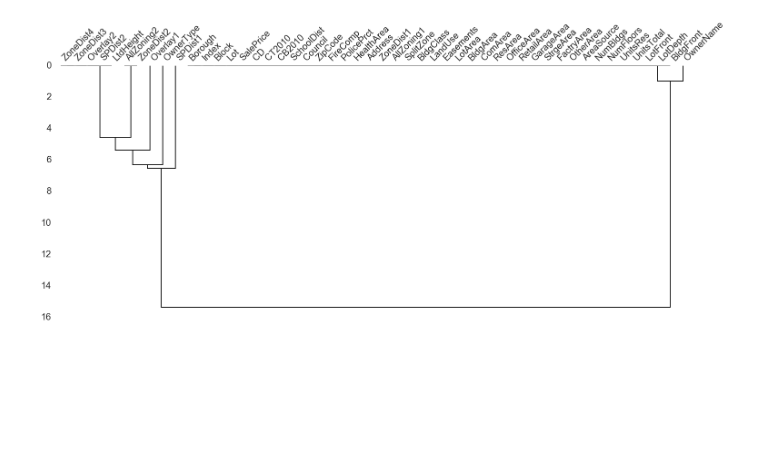
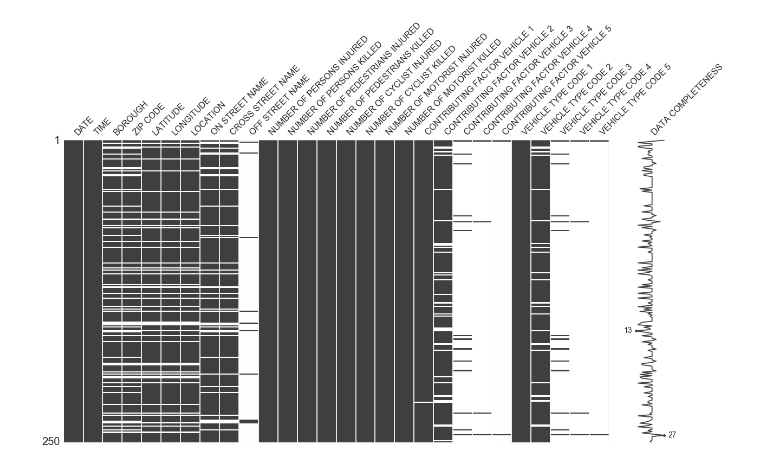
Before and after one commit to ResidentMario/missingno, a Jupyter notebook: missingno-bugs-needing-fixing.ipynb, the cells around one changed output. Saved outputs shown, nothing was run; the diff lists cells and outputs as text; code cells hidden in the pictures; blank space fills up the shorter version.

Commit message:
Worked out the large display issues, now for flipping the matrix...

```diff
--- a/missingno-bugs-needing-fixing.ipynb
+++ b/missingno-bugs-needing-fixing.ipynb
@@ -27,4 +19,24 @@ msno.matrix(buildings_data.sample(250).iloc[:, 0:50])
+# %%
+import os
+
+def download_file(url, filename):
+    """
+    Helper method handling downloading large files from `url` to `filename`. Returns a pointer to `filename`.
+    """
+    r = requests.get(url, stream=True)
+    with open(filename, 'wb') as f:
+        for chunk in r.iter_content(chunk_size=1024):
+            if chunk: # filter out keep-alive new chunks
+                f.write(chunk)
+    return filename
+
+if not os.path.isfile("NYPD Motor Vehicle Collisions.csv"):
+    dat = download_file("https://data.cityofnewyork.us/api/views/h9gi-nx95/rows.csv?accessType=DOWNLOAD",
+                        "NYPD Motor Vehicle Collisions.csv")
+collision_data = pd.read_csv("NYPD Motor Vehicle Collisions.csv", index_col=23)
+# %%
+msno.matrix(collision_data.sample(250), fontsize=16)
+# %% [output]
+[figure, added]
 # %%
-msno.dendrogram(buildings_data.sample(250).iloc[:, 0:50])
+# msno.dendrogram(buildings_data.sample(250).iloc[:, 0:50])
-# %% [output]
-[figure, removed]
```
Also changed, not shown: parts of 6 cells of this notebook, 1 other file.
